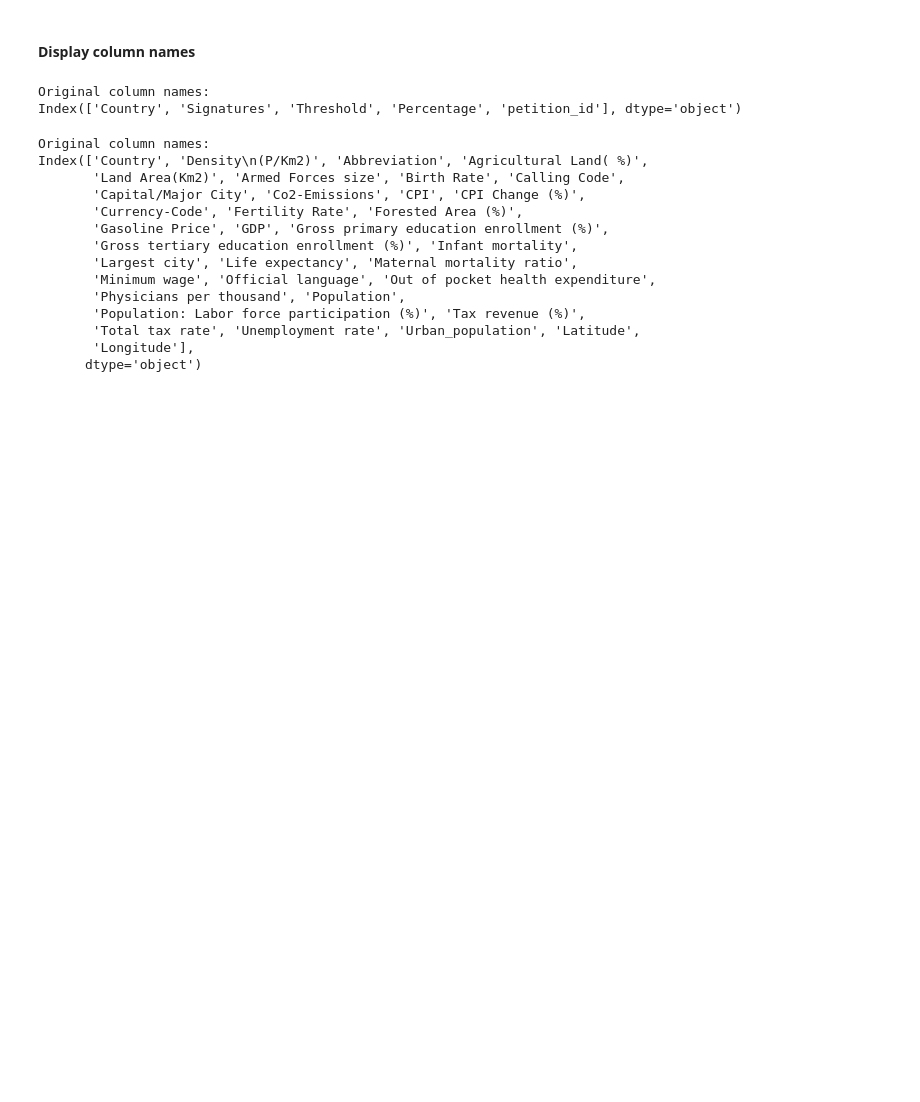
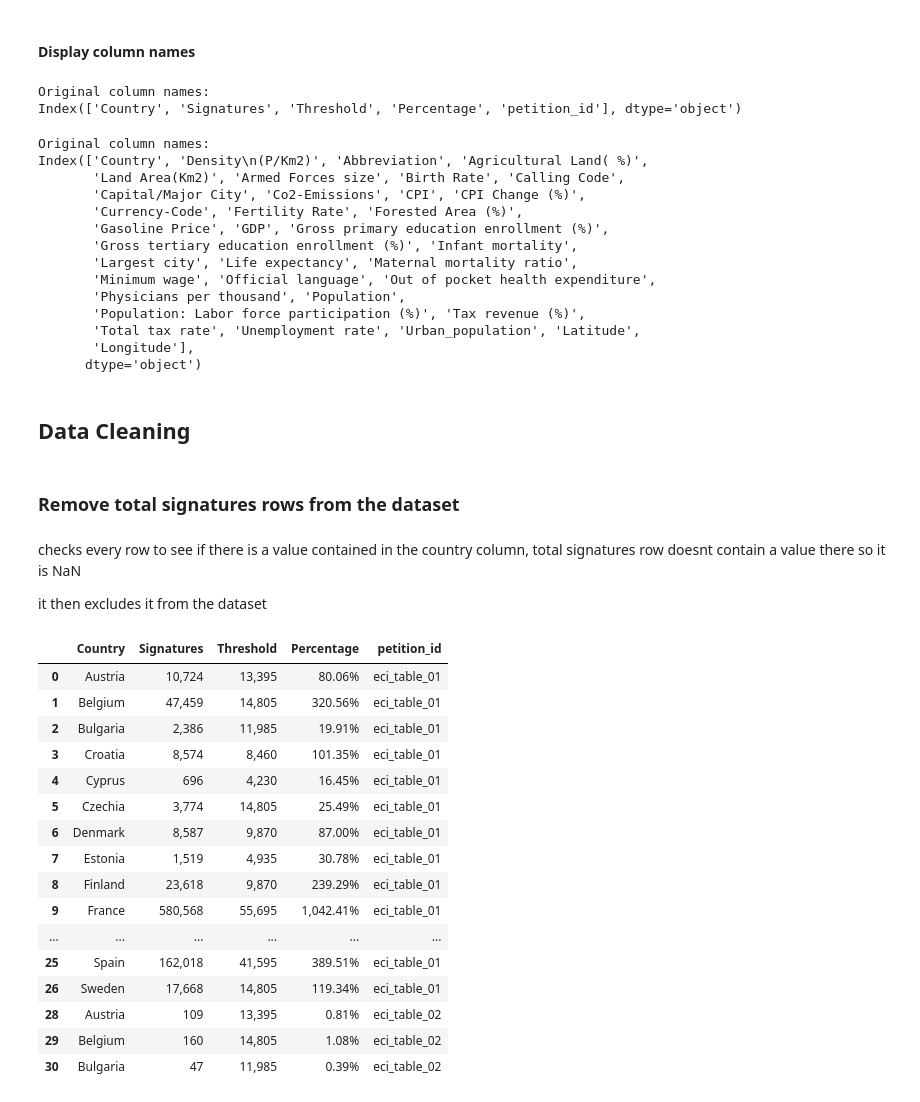
Before and after one commit to Matthew-Riddell/MSc-Dissertation, a Jupyter notebook: notebooks/data-preparation.ipynb, the cells around one changed output. Cells and saved outputs as stored; diff of their text form; code cells hidden in the pictures; blank space fills up the shorter version.

```diff
--- a/notebooks/data-preparation.ipynb
+++ b/notebooks/data-preparation.ipynb
@@ -167,3 +179,39 @@ Index(['Country', 'Density\n(P/Km2)', 'Abbreviation', 'Agricultural Land( %)',
        'Total tax rate', 'Unemployment rate', 'Urban_population', 'Latitude',
        'Longitude'],
       dtype='object')
+# %% [markdown]
+## Data Cleaning
+# %% [markdown]
+### Remove total signatures rows from the dataset
+# %% [markdown]
+checks every row to see if there is a value contained in the country column, total signatures row doesnt contain a value there so it is NaN
+
+it then excludes it from the dataset
+# %%
+eci_data = eci_data[
+    ~eci_data["Country"].str.contains(
+        "Total number of signatories",
+        case=False,
+        na=False
+    )
+]
+# %%
+eci_data.head(30)
+# %% [output]
+|  | Country | Signatures | Threshold | Percentage | petition_id |
+| 0 | Austria | 10,724 | 13,395 | 80.06% | eci_table_01 |
+| 1 | Belgium | 47,459 | 14,805 | 320.56% | eci_table_01 |
+| 2 | Bulgaria | 2,386 | 11,985 | 19.91% | eci_table_01 |
+| 3 | Croatia | 8,574 | 8,460 | 101.35% | eci_table_01 |
+| 4 | Cyprus | 696 | 4,230 | 16.45% | eci_table_01 |
+| 5 | Czechia | 3,774 | 14,805 | 25.49% | eci_table_01 |
+| 6 | Denmark | 8,587 | 9,870 | 87.00% | eci_table_01 |
+| 7 | Estonia | 1,519 | 4,935 | 30.78% | eci_table_01 |
+| 8 | Finland | 23,618 | 9,870 | 239.29% | eci_table_01 |
+| 9 | France | 580,568 | 55,695 | 1,042.41% | eci_table_01 |
+| ... | ... | ... | ... | ... | ... |
+| 25 | Spain | 162,018 | 41,595 | 389.51% | eci_table_01 |
+| 26 | Sweden | 17,668 | 14,805 | 119.34% | eci_table_01 |
+| 28 | Austria | 109 | 13,395 | 0.81% | eci_table_02 |
+| 29 | Belgium | 160 | 14,805 | 1.08% | eci_table_02 |
+| 30 | Bulgaria | 47 | 11,985 | 0.39% | eci_table_02 |
```
Also changed, not shown: parts of 2 cells of this notebook.
